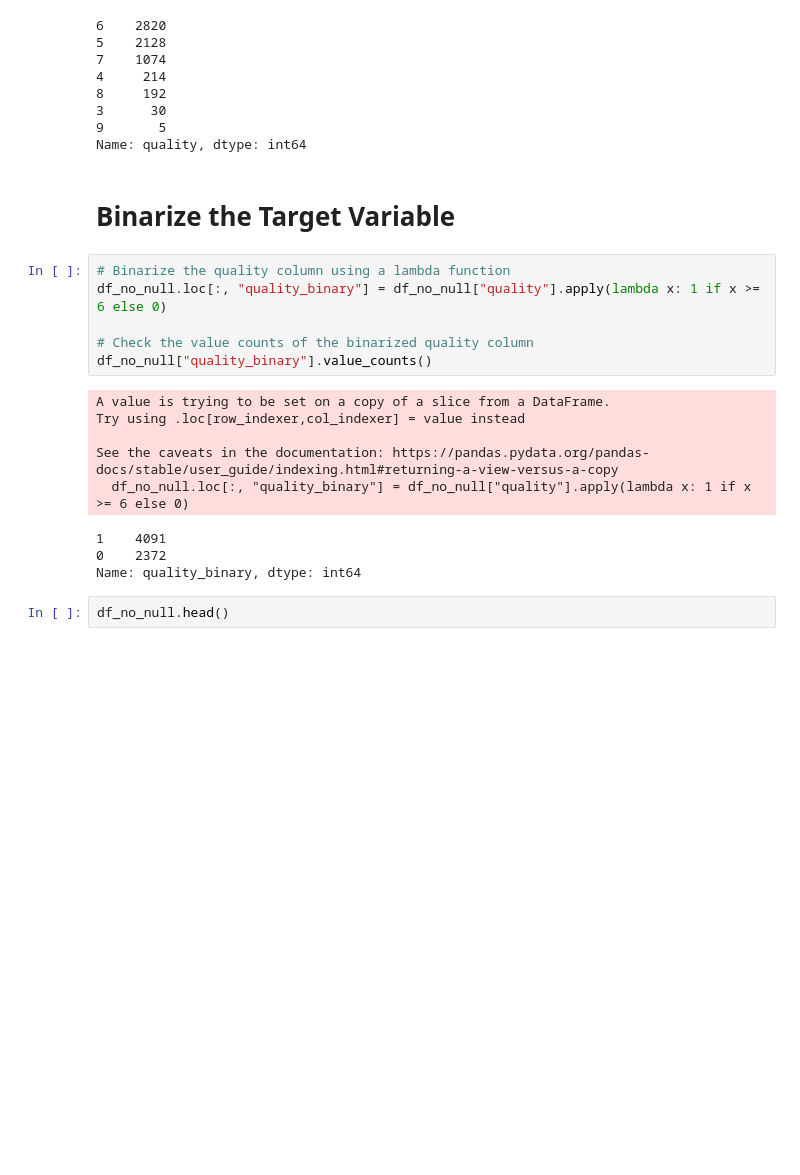
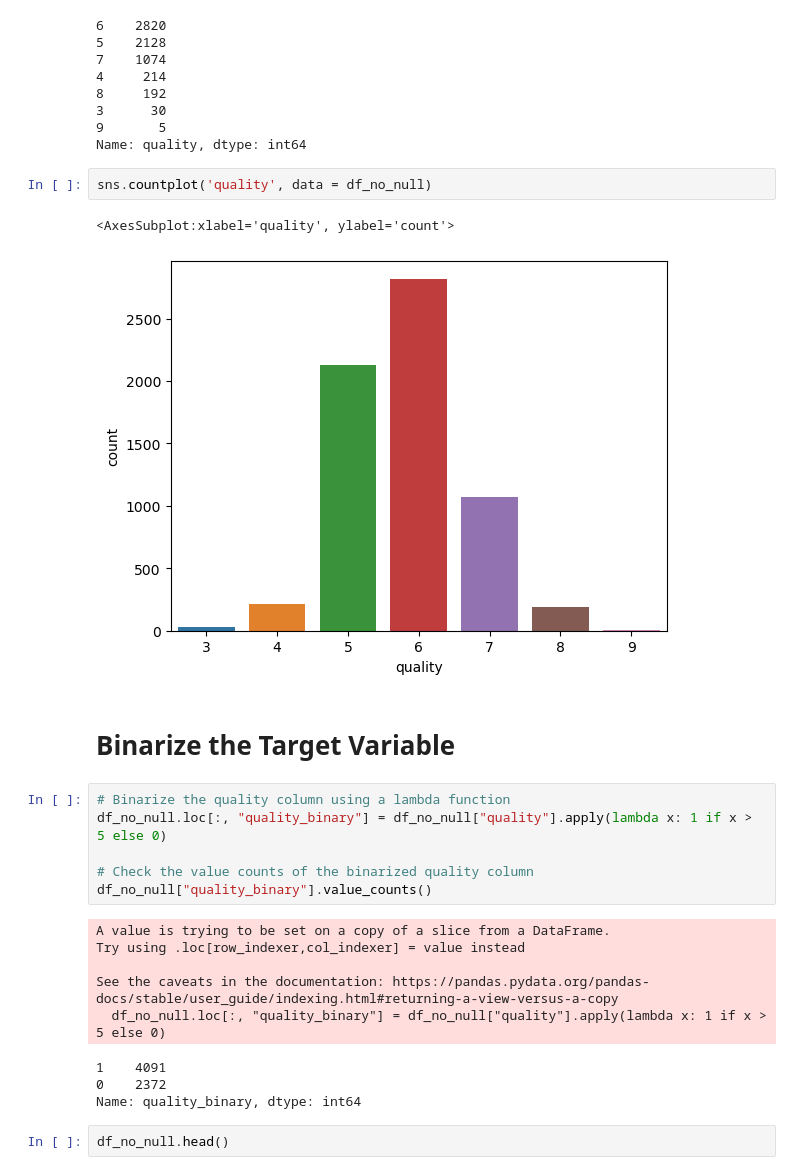
Before and after one commit to deepacoder/machine_learning, a Jupyter notebook: winequality_prediction_ML.ipynb, the cells around one changed output. Cells and saved outputs as stored; diff of their text form; blank space fills up the shorter version.

```diff
--- a/winequality_prediction_ML.ipynb
+++ b/winequality_prediction_ML.ipynb
@@ -203,12 +241,17 @@ df_no_null['quality'].value_counts().sort_values(ascending=False)
 3      30
 9       5
 Name: quality, dtype: int64
+# %%
+sns.countplot('quality', data = df_no_null)
+# %% [output]
+<AxesSubplot:xlabel='quality', ylabel='count'>
+[figure, added]
 # %% [markdown]
 
 # Binarize the Target Variable
 # %%
 # Binarize the quality column using a lambda function
-df_no_null.loc[:, "quality_binary"] = df_no_null["quality"].apply(lambda x: 1 if x >= 6 else 0)
+df_no_null.loc[:, "quality_binary"] = df_no_null["quality"].apply(lambda x: 1 if x > 5 else 0)
 
 # Check the value counts of the binarized quality column
 df_no_null["quality_binary"].value_counts()
@@ -217,7 +260,7 @@ A value is trying to be set on a copy of a slice from a DataFrame.
 Try using .loc[row_indexer,col_indexer] = value instead
 
 See the caveats in the documentation: https://pandas.pydata.org/pandas-docs/stable/user_guide/indexing.html#returning-a-view-versus-a-copy
-  df_no_null.loc[:, "quality_binary"] = df_no_null["quality"].apply(lambda x: 1 if x >= 6 else 0)
+  df_no_null.loc[:, "quality_binary"] = df_no_null["quality"].apply(lambda x: 1 if x > 5 else 0)
 1    4091
 0    2372
 Name: quality_binary, dtype: int64
```
Also changed, not shown: parts of 27 cells of this notebook.
